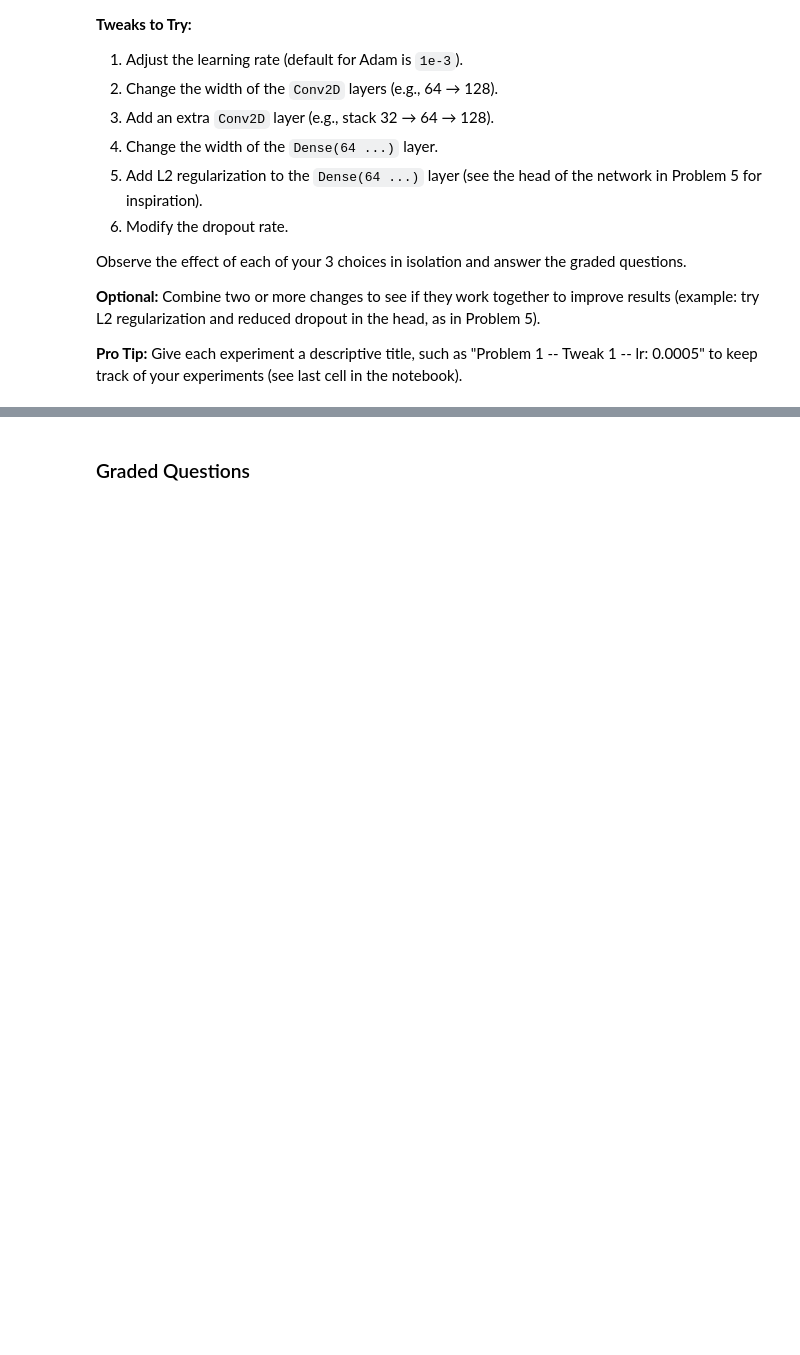
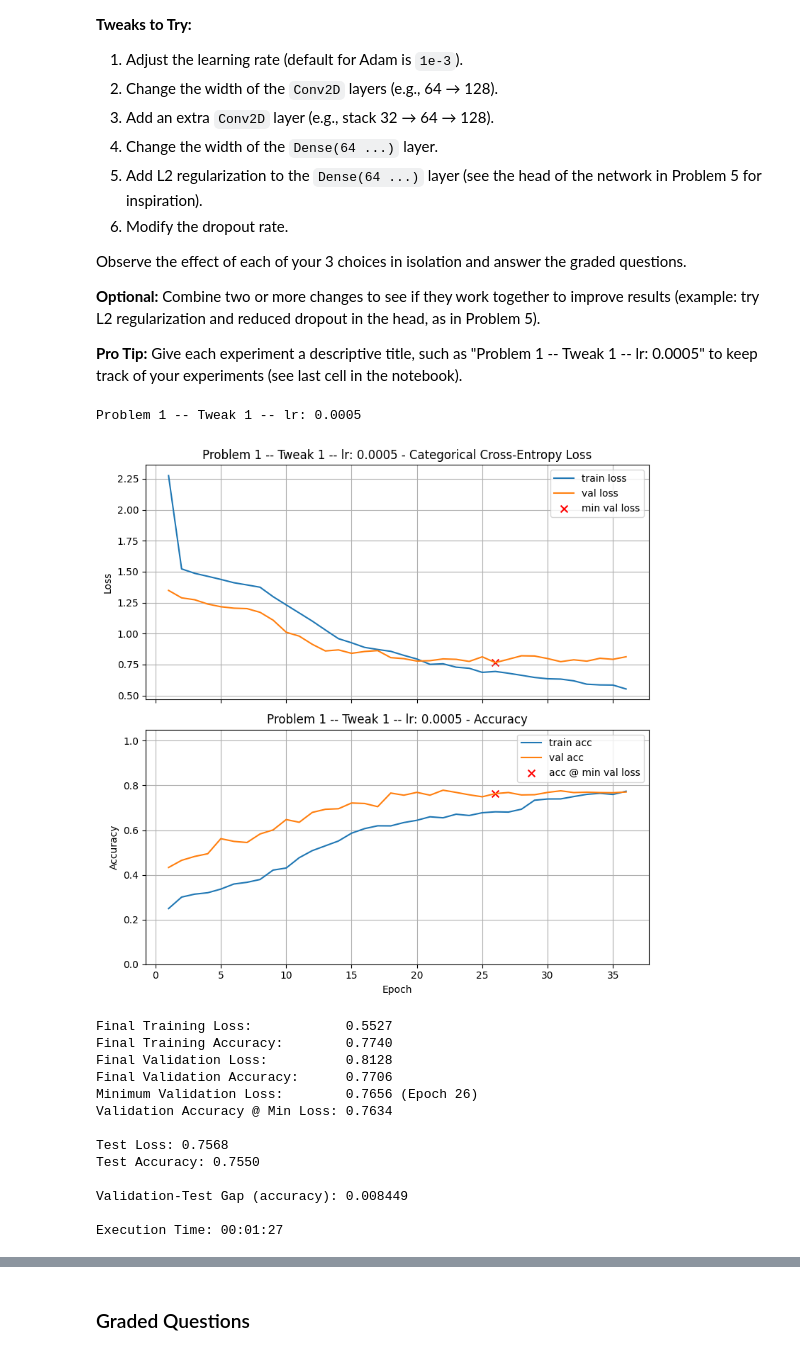
Before and after one commit to aydanmufti/Module-7-Assignments, a Jupyter notebook: Homework_04.ipynb, the cells around one changed output, grey strips where cells are left out. Cells and saved outputs as stored; diff of their text form; code cells hidden in the pictures; blank space fills up the shorter version.

```diff
--- a/Homework_04.ipynb
+++ b/Homework_04.ipynb
@@ -364,0 +385,35 @@ Combine two or more changes to see if they work together to improve results (exa
+# %%
+# Your code here, add additional cells if you wish
+
+# Problem 1 - Tweak 1: Lower Learning Rate
+he = initializers.HeNormal()
+
+model_tweak1 = models.Sequential([
+    Input(shape=X_train.shape[1:]),
+    Conv2D(32, (3,3), activation="relu", kernel_initializer=he, padding="same"),
+    MaxPooling2D(2),
+    Conv2D(64, (3,3), activation="relu", kernel_initializer=he, padding="same"),
+    MaxPooling2D(2),
+    Flatten(),
+    Dense(64, activation="relu", kernel_initializer=he),
+    Dropout(0.5),
+    Dense(num_classes, activation="softmax")
+])
+
+train_and_test(model_tweak1, lr_schedule=0.0005, title="Problem 1 -- Tweak 1 -- lr: 0.0005")
+# %% [output]
+Problem 1 -- Tweak 1 -- lr: 0.0005
+[figure, added]
+Final Training Loss:            0.5527
+Final Training Accuracy:        0.7740
+Final Validation Loss:          0.8128
+Final Validation Accuracy:      0.7706
+Minimum Validation Loss:        0.7656 (Epoch 26)
+Validation Accuracy @ Min Loss: 0.7634
+
+Test Loss: 0.7568
+Test Accuracy: 0.7550
+
+Validation-Test Gap (accuracy): 0.008449
+
+Execution Time: 00:01:27
```
Also changed, not shown: parts of 28 cells of this notebook.
